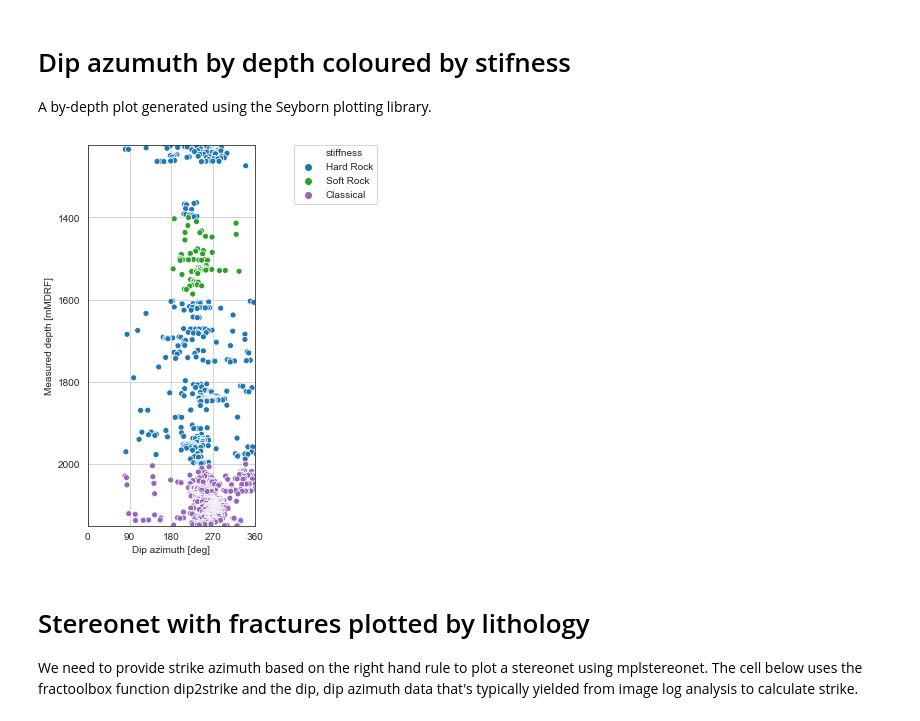
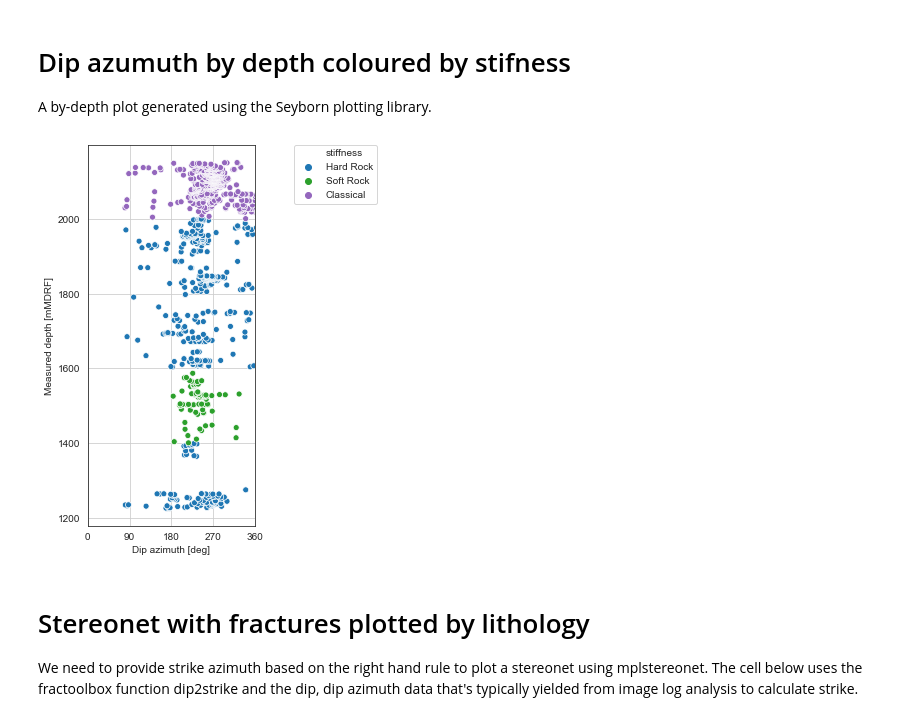
Before and after one commit to ICWallis/fractoolbox, a Jupyter notebook: append-fracture-attributes.ipynb, the cells around one changed output. Cells and saved outputs as stored; diff of their text form; code cells hidden in the pictures.

```diff
--- a/append-fracture-attributes.ipynb
+++ b/append-fracture-attributes.ipynb
@@ -206,32 +203,32 @@ A by-depth plot generated using the Seyborn plotting library.
 # %%
 color_dict = dict({
     'Hard Rock': 'tab:blue',
     'Soft Rock': 'tab:green',
     'Classical': 'tab:purple',
 })
 
 sns.set_style("white")
 
 f, ax = plt.subplots(1, 1, figsize = (3, 7))
 
 
 sns.scatterplot(x='dipazimuth_deg', y='depth_mMDRF', hue='stiffness', data=dffractures, palette=color_dict, ax=ax)
 
 ax.grid()
 
-ax.set_ylim(dffractures['depth_mMDRF'].max(),
-            dffractures['depth_mMDRF'].min())
+#ax.set_ylim(dffractures['depth_mMDRF'].max(),
+            #dffractures['depth_mMDRF'].min())
 ax.set_xlim(0,360)
 ax.set_xticks([0,90,180,270,360])
 
 ax.set_xlabel('Dip azimuth [deg]')
 ax.set_ylabel('Measured depth [mMDRF]')
 
 ax.legend(bbox_to_anchor=(1.2, 1.015))
 
 plt.show()
 # %% [output]
-[figure, old version]
+[figure, new version]
 # %% [markdown]
 # Stereonet with fractures plotted by lithology
 
```
Also changed, not shown: parts of 2 cells of this notebook, 1 other file.
